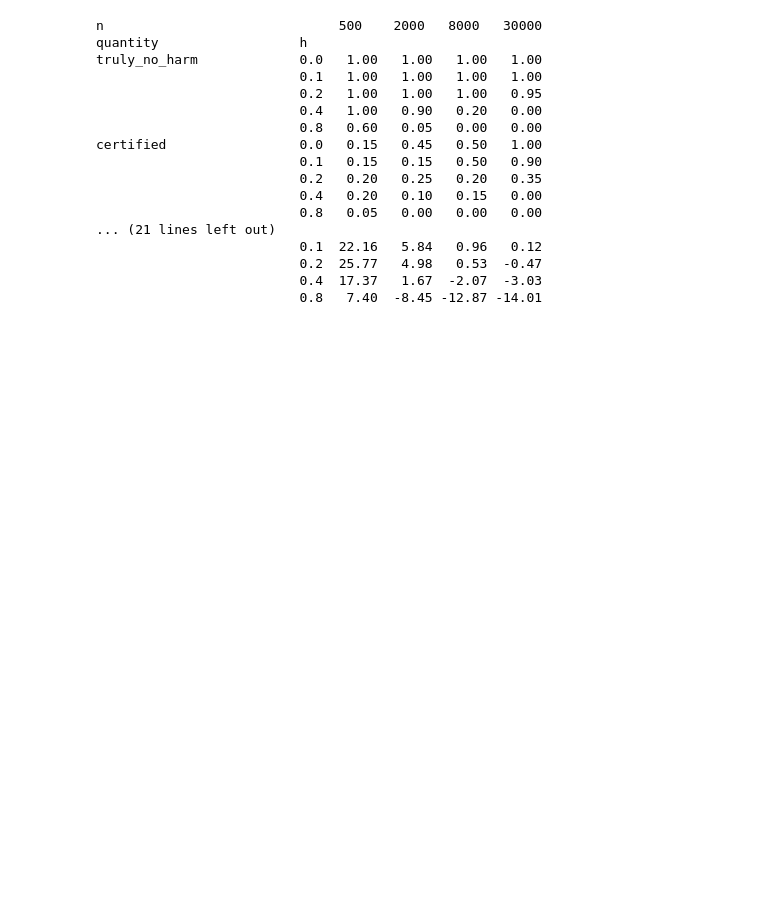
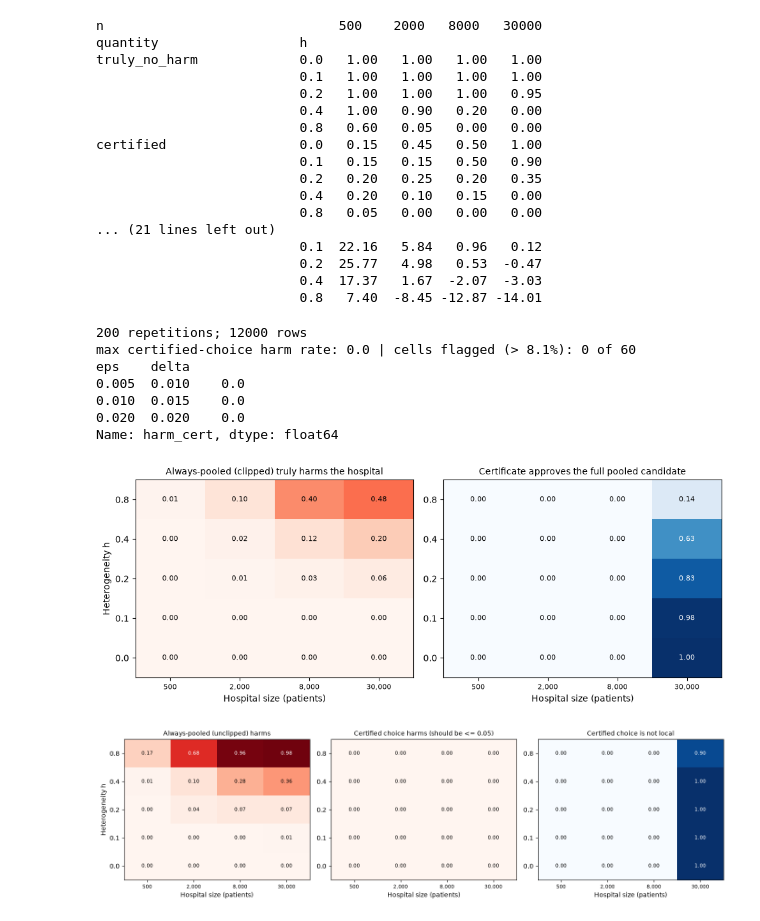
Before and after one commit to DCBhashkar71/noharm-fl, a Jupyter notebook: notebooks/09_simulation_figures.ipynb, the cells around one changed output. Saved outputs shown, nothing was run; the diff lists cells and outputs as text; code cells hidden in the pictures; blank space fills up the shorter version.

Commit message:
Simulation with the actual certificate: 200 repetitions, phase map and certified-choice figures, grid table

```diff
--- a/notebooks/09_simulation_figures.ipynb
+++ b/notebooks/09_simulation_figures.ipynb
@@ -62,3 +62,46 @@ certified                 0.0   0.15   0.45   0.50   1.00
                           0.2  25.77   4.98   0.53  -0.47
                           0.4  17.37   1.67  -2.07  -3.03
                           0.8   7.40  -8.45 -12.87 -14.01
+# %%
+import glob
+S = pd.concat([pd.read_csv(f) for f in glob.glob("../outputs/tables/sim_cert_*.csv")], ignore_index=True)
+print(S.rep.nunique(), "repetitions;", len(S), "rows")
+cell = S.groupby(["eps", "delta", "h", "n"]).agg(reps=("rep", "nunique"), harm_cert=("harm_certified", "mean"), nonlocal_=("nonlocal", "mean"),
+        gain_x1000=("gain_certified", lambda s: 1000 * s.mean()), harm_pool_full=("harm_pool_full", "mean"),
+        pool_clipped_truly_harmful=("harm_pool_clipped", "mean"), approved_pool=("approved_pool", "mean")).reset_index()
+cell["flag"] = cell.harm_cert > 0.081
+cell.round(3).to_csv("../outputs/tables/T15_simulation_grid.csv", index=False)
+print("max certified-choice harm rate:", cell.harm_cert.max().round(3), "| cells flagged (> 8.1%):", int(cell.flag.sum()), "of", len(cell))
+print(cell.groupby(["eps", "delta"]).harm_cert.max().round(3))
+
+def hm(ax, d, col, title, cmap, vmax=1.0):
+    p = d.pivot_table(index="h", columns="n", values=col).sort_index()
+    ax.imshow(p.values, origin="lower", cmap=cmap, vmin=0, vmax=vmax, aspect="auto")
+    ax.set_xticks(range(p.shape[1])); ax.set_xticklabels([f"{int(c):,}" for c in p.columns], fontsize=8)
+    ax.set_yticks(range(p.shape[0])); ax.set_yticklabels(p.index)
+    for i in range(p.shape[0]):
+        for j in range(p.shape[1]):
+            v = p.values[i, j]; ax.text(j, i, f"{v:.2f}", ha="center", va="center", fontsize=8, color="white" if v / vmax > 0.6 else "black")
+    ax.set_xlabel("Hospital size (patients)"); ax.set_title(title, fontsize=10)
+
+hd = cell[(cell.eps == 0.01) & (cell.delta == 0.015)]
+fig, ax = plt.subplots(1, 2, figsize=(10, 4))
+hm(ax[0], hd, "pool_clipped_truly_harmful", "Always-pooled (clipped) truly harms the hospital", "Reds")
+hm(ax[1], hd, "approved_pool", "Certificate approves the full pooled candidate", "Blues"); ax[0].set_ylabel("Heterogeneity h")
+save("fig9_phase_map")
+
+fig, ax = plt.subplots(1, 3, figsize=(14, 4))
+hm(ax[0], hd, "harm_pool_full", "Always-pooled (unclipped) harms", "Reds")
+hm(ax[1], hd, "harm_cert", "Certified choice harms (should be <= 0.05)", "Reds", vmax=0.2)
+hm(ax[2], hd, "nonlocal_", "Certified choice is not local", "Blues"); ax[0].set_ylabel("Heterogeneity h")
+save("fig10_simulation_certified")
+# %% [output]
+200 repetitions; 12000 rows
+max certified-choice harm rate: 0.0 | cells flagged (> 8.1%): 0 of 60
+eps    delta
+0.005  0.010    0.0
+0.010  0.015    0.0
+0.020  0.020    0.0
+Name: harm_cert, dtype: float64
+[figure, added]
+[figure, added]
```
Also changed, not shown: 8 other files.
